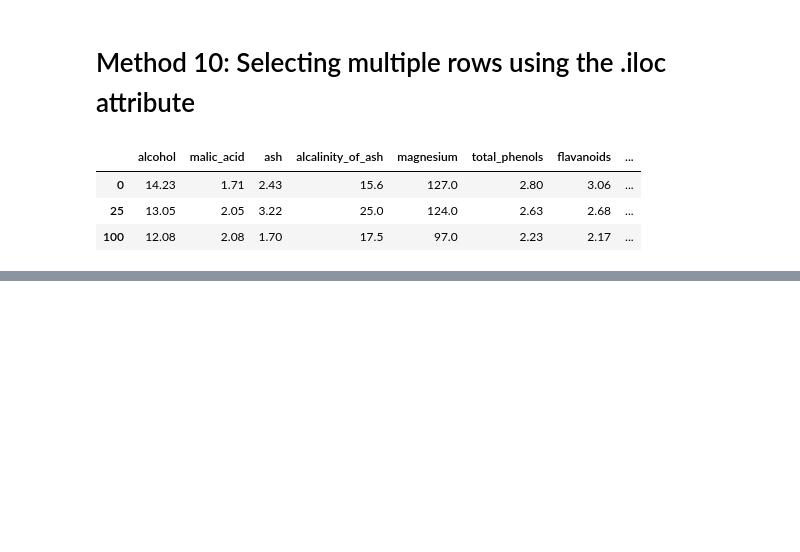
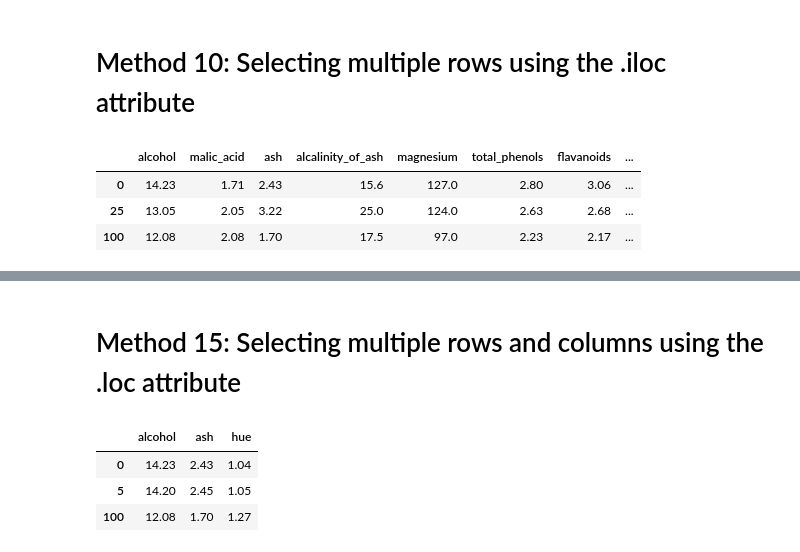
Before and after one commit to moesteelo/Subsetting-a-Pandas-DataFrame, a Jupyter notebook: Subsetting-Pandas-DataFrame.ipynb, the cells around one changed output, grey strips where cells are left out. Saved outputs shown, nothing was run; the diff lists cells and outputs as text; code cells hidden in the pictures; blank space fills up the shorter version.

```diff
--- a/Subsetting-Pandas-DataFrame.ipynb
+++ b/Subsetting-Pandas-DataFrame.ipynb
@@ -278,0 +313,9 @@ df.iloc[[0, 25, 100]]
+# %% [markdown]
+# Method 15: Selecting multiple rows and columns using the .loc attribute
+# %%
+df.loc[[0, 5, 100], ['alcohol', 'ash', 'hue']]
+# %% [output]
+|  | alcohol | ash | hue |
+| 0 | 14.23 | 2.43 | 1.04 |
+| 5 | 14.20 | 2.45 | 1.05 |
+| 100 | 12.08 | 1.70 | 1.27 |
```
Also changed, not shown: parts of 9 cells of this notebook.
